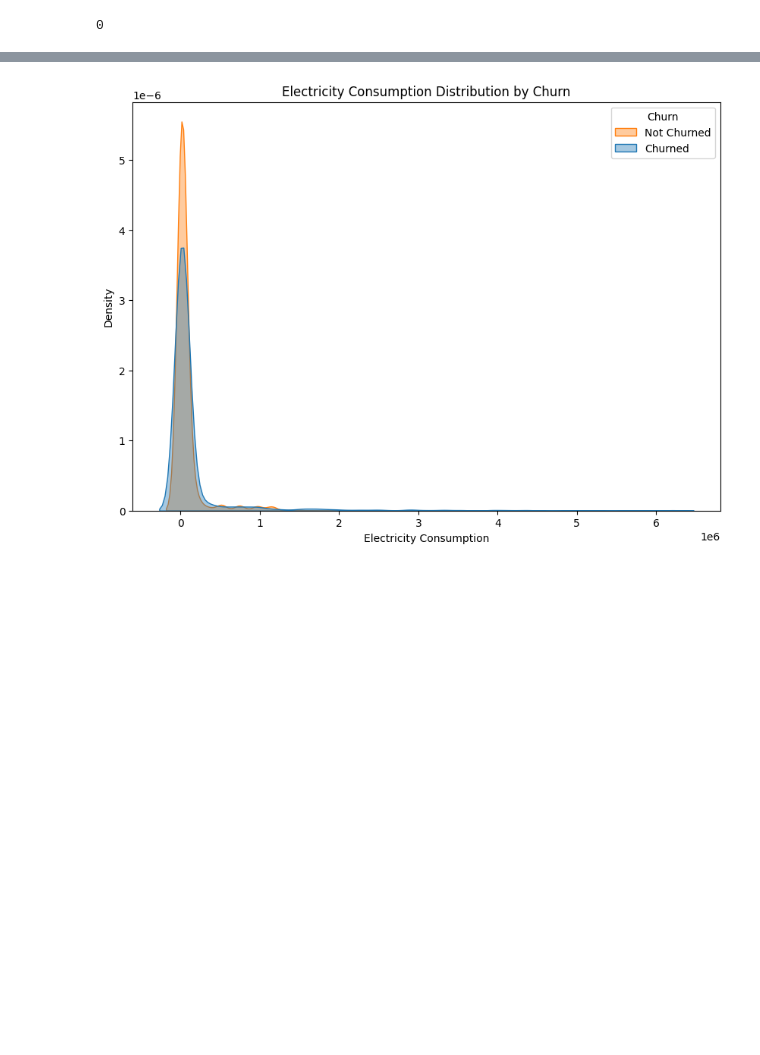
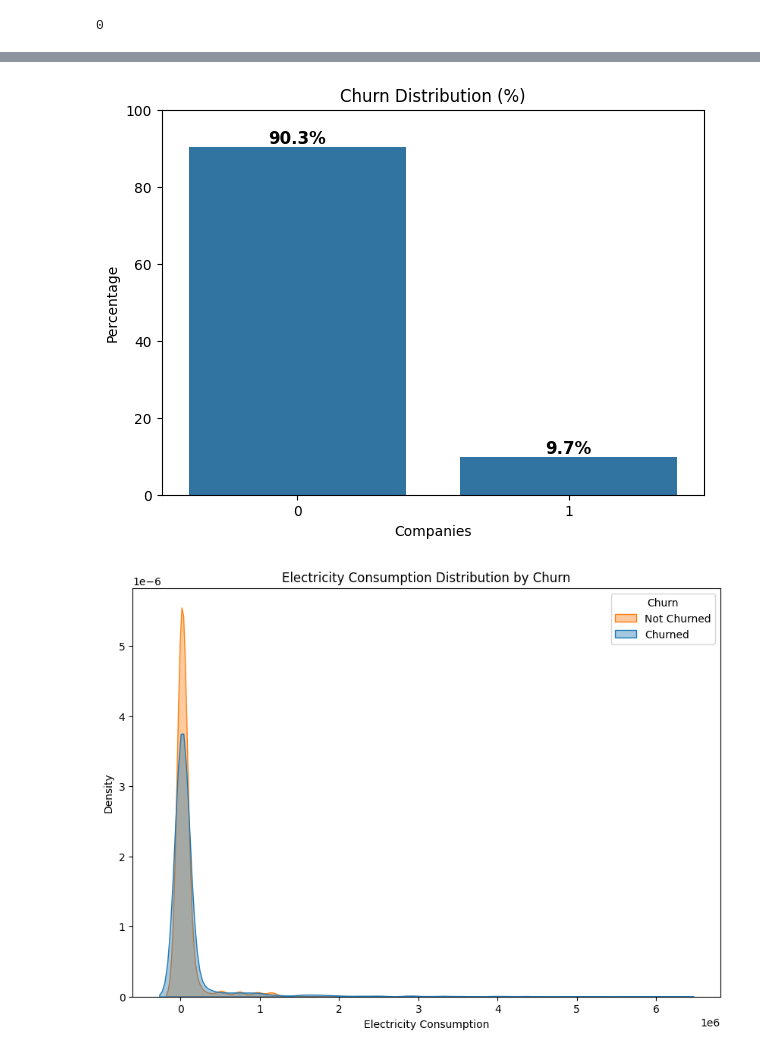
Before and after one commit to data-detectiv/bcg-data-science-job-simulation, a Jupyter notebook: churn_analysis.ipynb, the cells around one changed output, grey strips where cells are left out. Saved outputs shown, nothing was run; the diff lists cells and outputs as text; code cells hidden in the pictures; blank space fills up the shorter version.

```diff
--- a/churn_analysis.ipynb
+++ b/churn_analysis.ipynb
@@ -78,6 +80,30 @@ df_client.describe()
 | 50% | 1.411550e+04 | 0.000000e+00 | 792.500000 | 1112.875000 | 314.000000 | 0.000000 | ... |
 | 75% | 4.076375e+04 | 0.000000e+00 | 3383.000000 | 2401.790000 | 1745.750000 | 0.000000 | ... |
 | max | 6.207104e+06 | 4.154590e+06 | 771203.000000 | 82902.830000 | 175375.000000 | 30.000000 | ... |
+# %%
+# Calculate percentage of churn and retention
+df_churn = (df_client["churn"].value_counts(normalize=True) * 100).reset_index()
+df_churn.columns = ["churn", "percentage"]  # Rename columns for plotting
+
+# Create bar plot
+plt.figure(figsize=(7, 5))
+ax = sns.barplot(data=df_churn, x="churn", y="percentage")
+
+# Annotate bars with percentage values
+for p in ax.patches:
+    ax.annotate(f'{p.get_height():.1f}%',
+                (p.get_x() + p.get_width() / 2, p.get_height()),
+                ha='center', va='bottom', fontsize=12, fontweight='bold')
+
+# Labels and title
+plt.ylabel("Percentage")
+plt.xlabel("Companies")
+plt.title("Churn Distribution (%)")
+plt.ylim(0, 100)  # Ensures all values fit within the plot
+
+plt.show()
+# %% [output]
+[figure, added]
 # %%
 plt.figure(figsize=(10, 7))
 sns.kdeplot(df_client, x="cons_12m", hue="churn", fill=True, common_norm=False, alpha=0.4)
```
Also changed, not shown: parts of 21 cells of this notebook, 1 other file.
